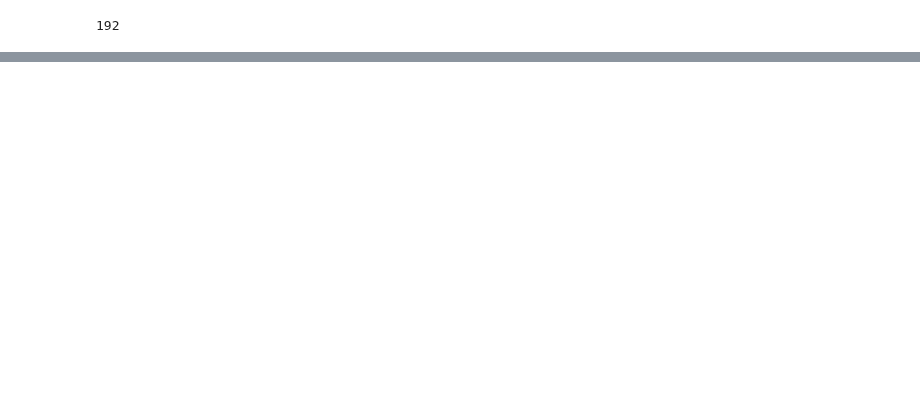
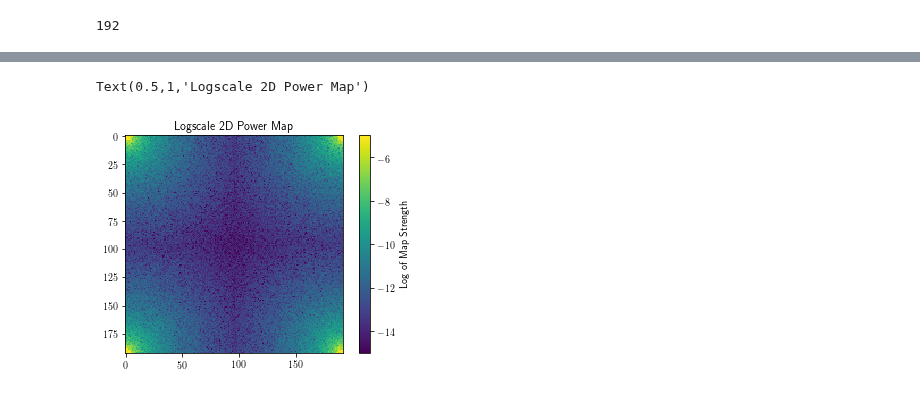
Before and after one commit to deepskies/DeepCMBsim, a Jupyter notebook: Phi Maps.ipynb, the cells around one changed output, grey strips where cells are left out. Saved outputs shown, nothing was run; the diff lists cells and outputs as text; code cells hidden in the pictures; blank space fills up the shorter version.

```diff
--- a/Phi Maps.ipynb
+++ b/Phi Maps.ipynb
@@ -237,0 +146,14 @@ np.amax(abs(phi_map_fft))
+# %%
+#Taking the conjugate of the phi map fft
+phi_map_fft_conj = np.conj(phi_map_fft)
+# %%
+#Generating the 2D Map Power
+map_power_2D = phi_map_fft*phi_map_fft_conj
+# %%
+#Plotting 2D Map power
+plt.imshow(np.log10(np.abs(map_power_2D)), vmin=-15, vmax=-5)
+plt.colorbar(label="Log of Map Strength")
+plt.title("Logscale 2D Power Map")
+# %% [output]
+Text(0.5,1,'Logscale 2D Power Map')
+[figure, added]
```
Also changed, not shown: parts of 20 cells of this notebook.
